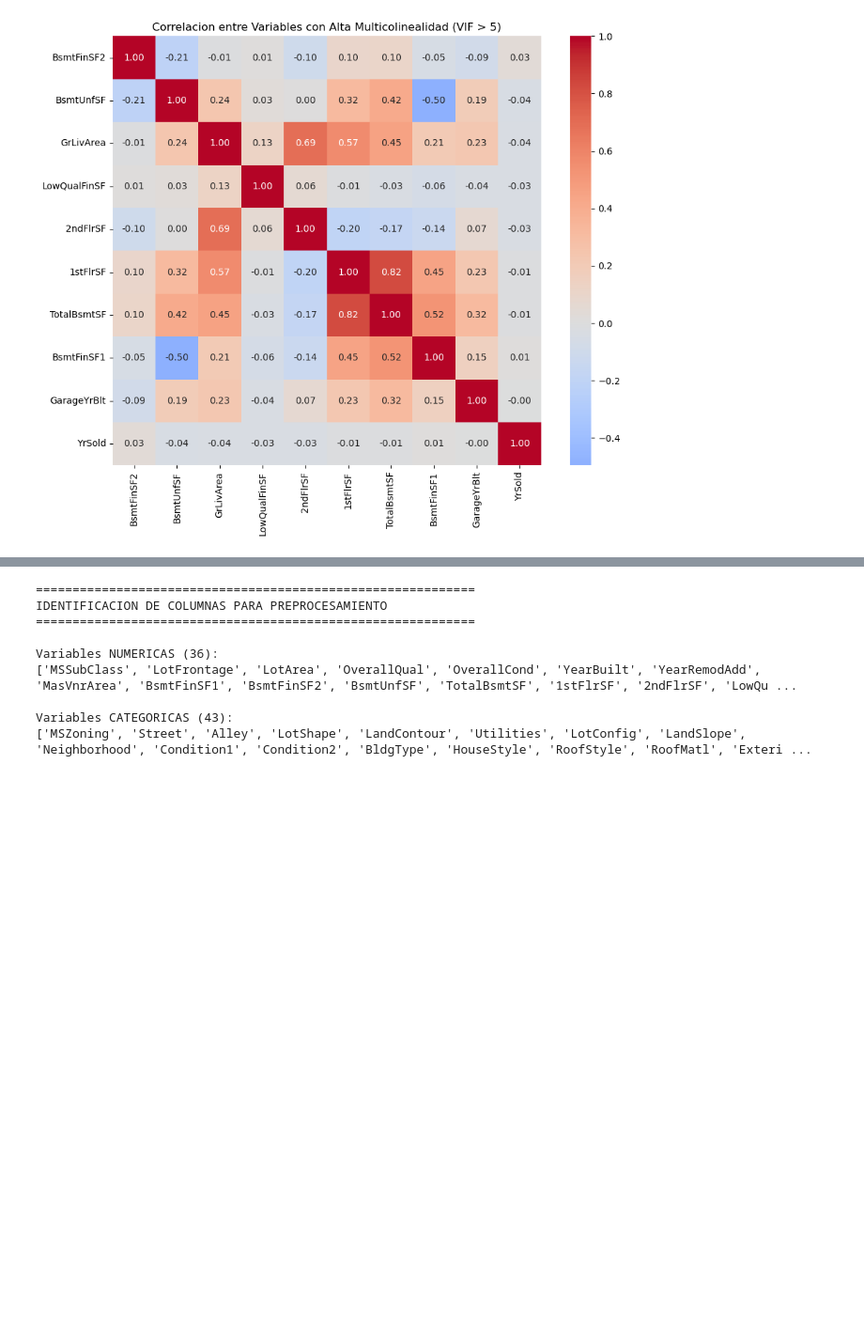
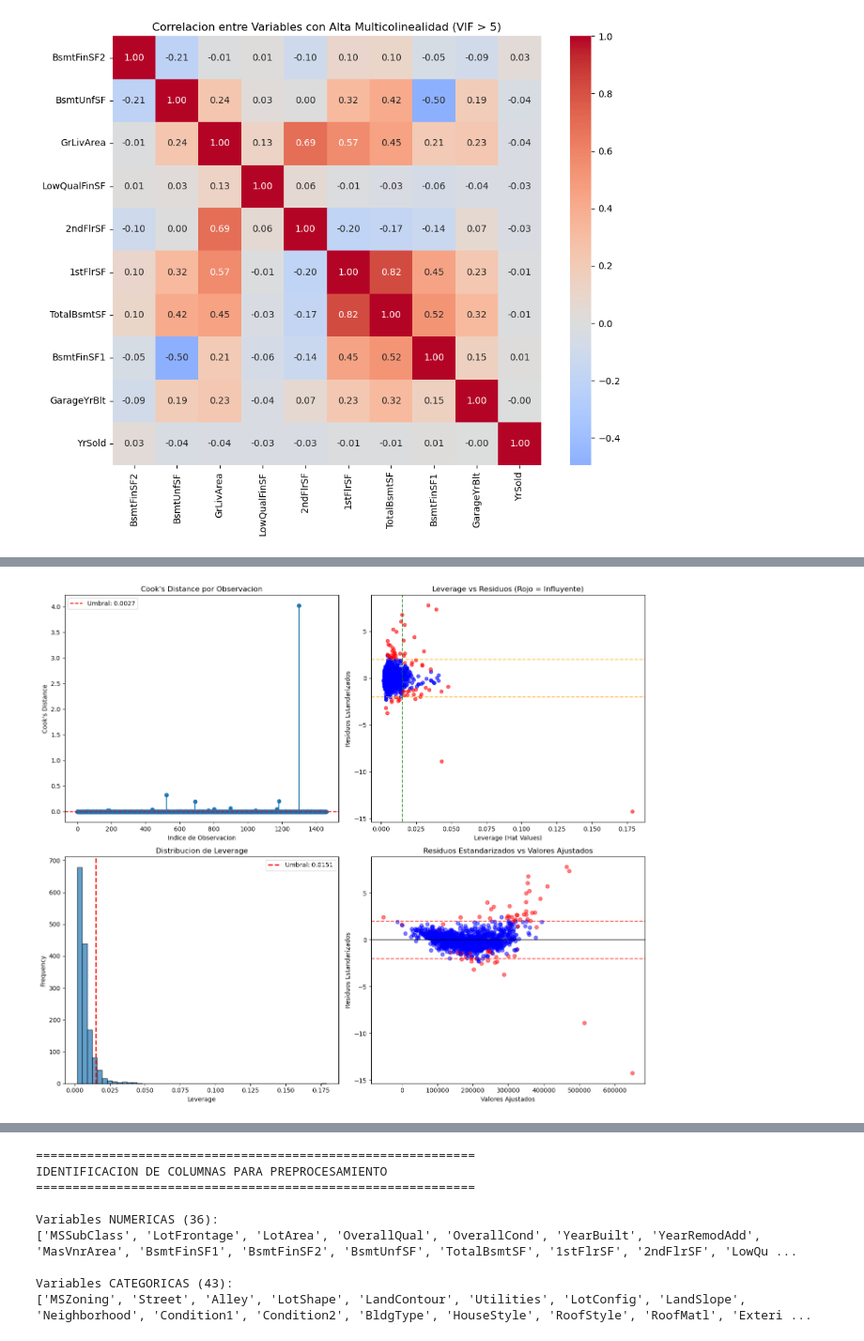
Before and after one commit to carlos-aular-ds/ds-portfolio-carlos-aular, a Jupyter notebook: Kaggle/Competitions/House-Prices-Advanced-regression/house-prices.ipynb, the cells around one changed output, grey strips where cells are left out. Shown at 94% size. Saved outputs shown, nothing was run; the diff lists cells and outputs as text; code cells hidden in the pictures; blank space fills up the shorter version.

```diff
--- a/Kaggle/Competitions/House-Prices-Advanced-regression/house-prices.ipynb
+++ b/Kaggle/Competitions/House-Prices-Advanced-regression/house-prices.ipynb
@@ -580,0 +594,51 @@ else:
+# %%
+# ============================================
+# INFLUENCE DIAGRAM VISUALIZATION
+# ============================================
+
+fig, axes = plt.subplots(2, 2, figsize=(14, 12))
+
+# 1. Cook's Distance
+ax1 = axes[0, 0]
+ax1.stem(df_diagnostics['Index'], df_diagnostics['Cooks_Distance'], markerfmt='o', basefmt=' ')
+ax1.axhline(y=umbral_cook, color='r', linestyle='--', label=f'Umbral: {umbral_cook:.4f}')
+ax1.set_xlabel('Indice de Observacion')
+ax1.set_ylabel("Cook's Distance")
+ax1.set_title("Cook's Distance por Observacion")
+ax1.legend()
+
+# 2. Leverage vs Residuos Estandarizados
+ax2 = axes[0, 1]
+colors = ['red' if inf else 'blue' for inf in df_diagnostics['Influyente']]
+ax2.scatter(df_diagnostics['Leverage'], df_diagnostics['Std_Residual'], c=colors, alpha=0.6, s=30)
+ax2.axhline(y=umbral_resid, color='orange', linestyle='--', alpha=0.7)
+ax2.axhline(y=-umbral_resid, color='orange', linestyle='--', alpha=0.7)
+ax2.axvline(x=umbral_leverage, color='green', linestyle='--', alpha=0.7)
+ax2.set_xlabel('Leverage (Hat Values)')
+ax2.set_ylabel('Residuos Estandarizados')
+ax2.set_title('Leverage vs Residuos (Rojo = Influyente)')
+
+# 3. Distribucion de Leverage
+ax3 = axes[1, 0]
+ax3.hist(df_diagnostics['Leverage'], bins=50, edgecolor='black', alpha=0.7)
+ax3.axvline(x=umbral_leverage, color='r', linestyle='--', linewidth=2, label=f'Umbral: {umbral_leverage:.4f}')
+ax3.set_xlabel('Leverage')
+ax3.set_ylabel('Frequency')
+ax3.set_title('Distribucion de Leverage')
+ax3.legend()
+
+# 4. Residuals vs Fitted Values
+ax4 = axes[1, 1]
+fitted_vals = model_ols.fittedvalues
+ax4.scatter(fitted_vals, df_diagnostics['Std_Residual'], alpha=0.5, c=colors)
+ax4.axhline(y=0, color='black', linestyle='-', linewidth=1)
+ax4.axhline(y=umbral_resid, color='r', linestyle='--', alpha=0.7)
+ax4.axhline(y=-umbral_resid, color='r', linestyle='--', alpha=0.7)
+ax4.set_xlabel('Valores Ajustados')
+ax4.set_ylabel('Residuos Estandarizados')
+ax4.set_title('Residuos Estandarizados vs Valores Ajustados')
+
+plt.tight_layout()
+plt.show()
+# %% [output]
+[figure, added]
```
Also changed, not shown: parts of 81 cells of this notebook, 8 other files.
